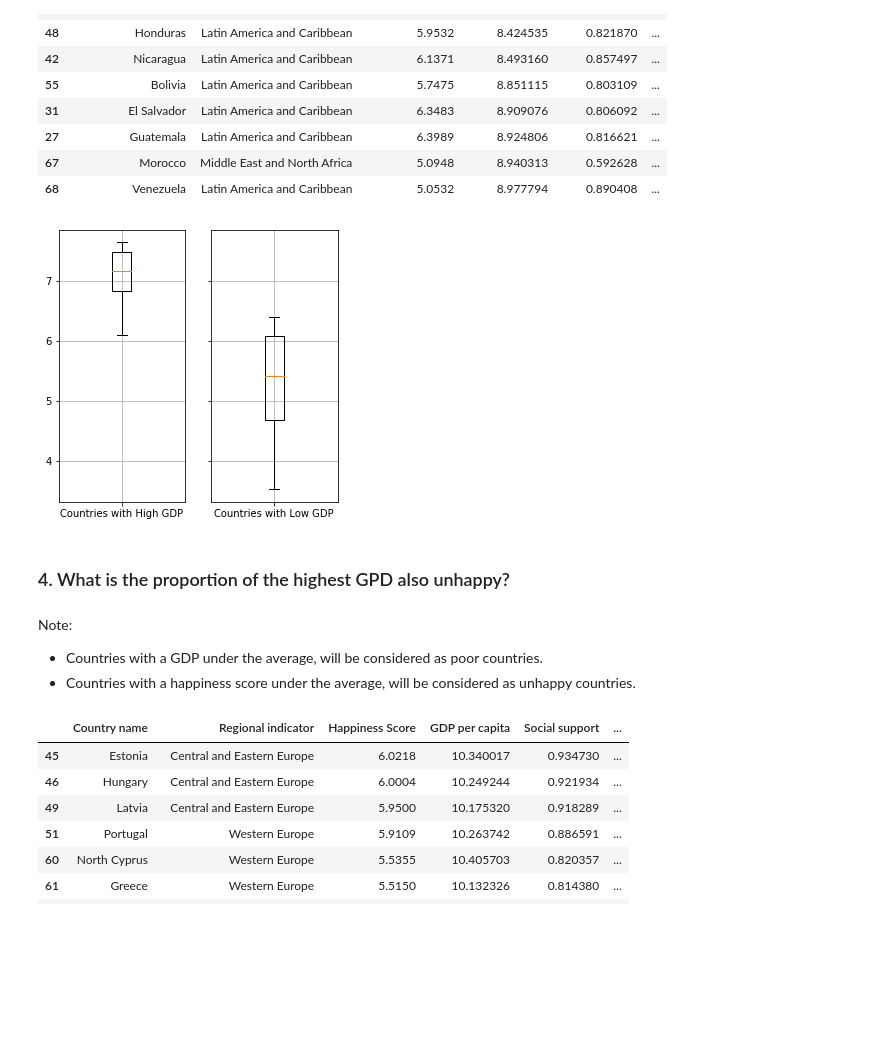
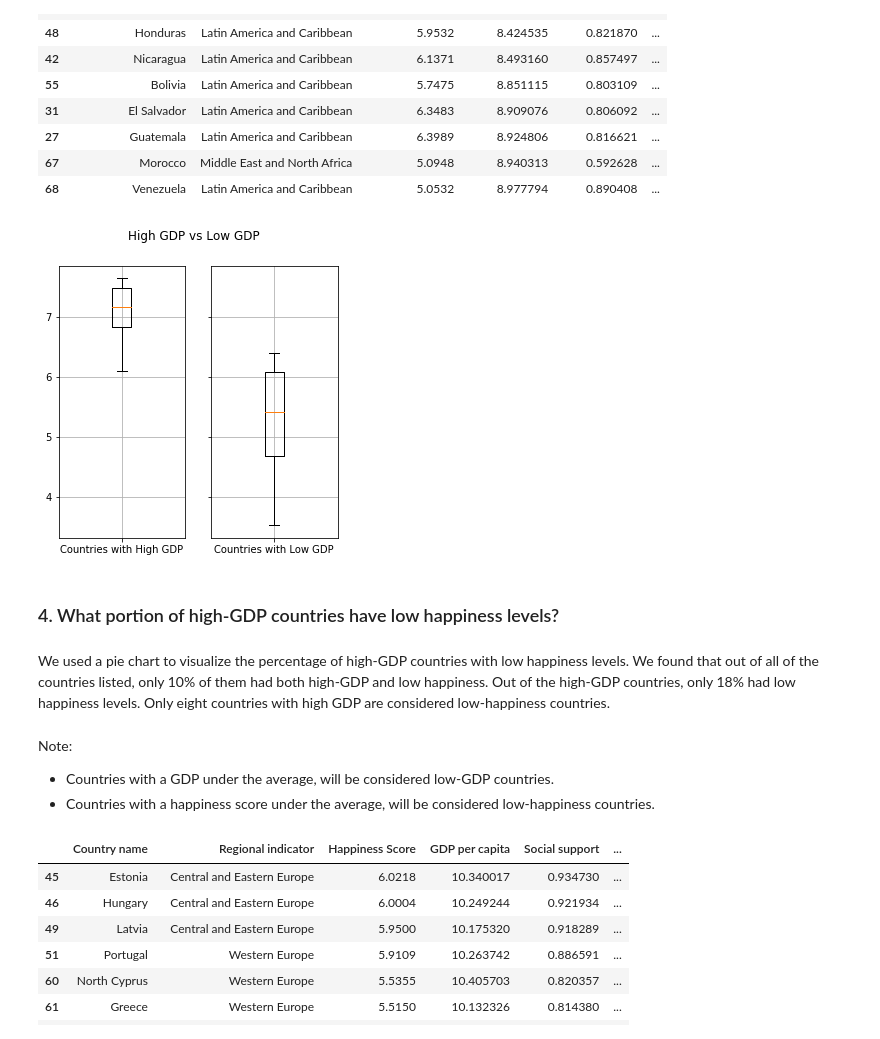
Before and after one commit to manuelamc14/happiness-rank-project, a Jupyter notebook: happiness_report_analysis.ipynb, the cells around one changed output. Saved outputs shown, nothing was run; the diff lists cells and outputs as text; code cells hidden in the pictures; blank space fills up the shorter version.

```diff
--- a/happiness_report_analysis.ipynb
+++ b/happiness_report_analysis.ipynb
@@ -362,18 +368,22 @@ lowest_gdp
 # %%
 # Plot the results in the same chart
 f,ax = plt.subplots(1, 2, sharey=True, figsize=(5, 5))
 ax[0].boxplot(highest_gdp["Happiness Score"], labels=["Countries with High GDP"])
 ax[1].boxplot(lowest_gdp["Happiness Score"], labels=["Countries with Low GDP"])
 ax[0].grid()
 ax[1].grid()
+f.suptitle("High GDP vs Low GDP")
+plt.savefig("Images/high_gdp_low_gdp.png");
 # %% [output]
-[figure, old version]
+[figure, new version]
-# %% [markdown]
-### 4. What is the proportion of the highest GPD also unhappy?
+# %% [markdown]
+### 4. What portion of high-GDP countries have low happiness levels?
+# %% [markdown]
+We used a pie chart to visualize the percentage of high-GDP countries with low happiness levels. We found that out of all of the countries listed, only 10% of them had both high-GDP and low happiness. Out of the high-GDP countries, only 18% had low happiness levels. Only eight countries with high GDP are considered low-happiness countries.
 # %% [markdown]
 Note:
-- Countries with a GDP under the average, will be considered as poor countries.
-- Countries with a happiness score under the average, will be considered as unhappy countries.
+- Countries with a GDP under the average, will be considered low-GDP countries.
+- Countries with a happiness score under the average, will be considered low-happiness countries.
 # %%
 # Stablish a dinamic mean for GPD
 mean_gdp = region_df_2020['GDP per capita'].mean()
```
Also changed, not shown: parts of 42 cells of this notebook.
